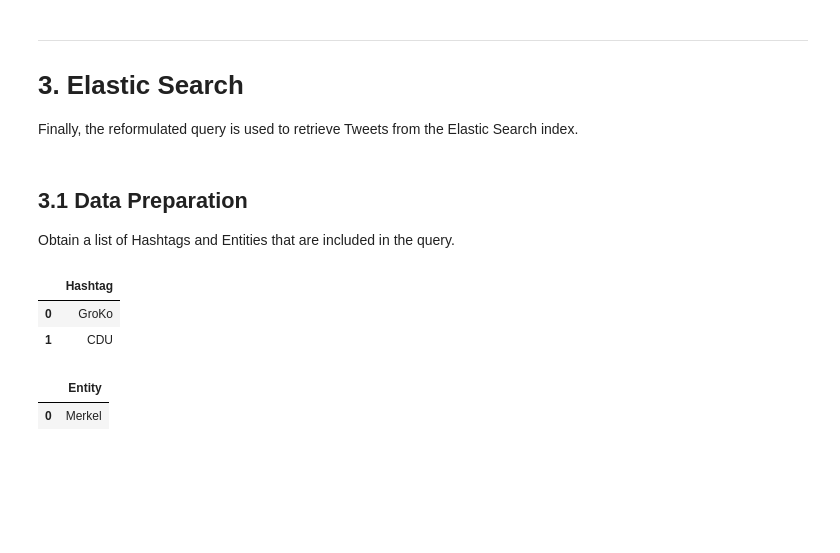
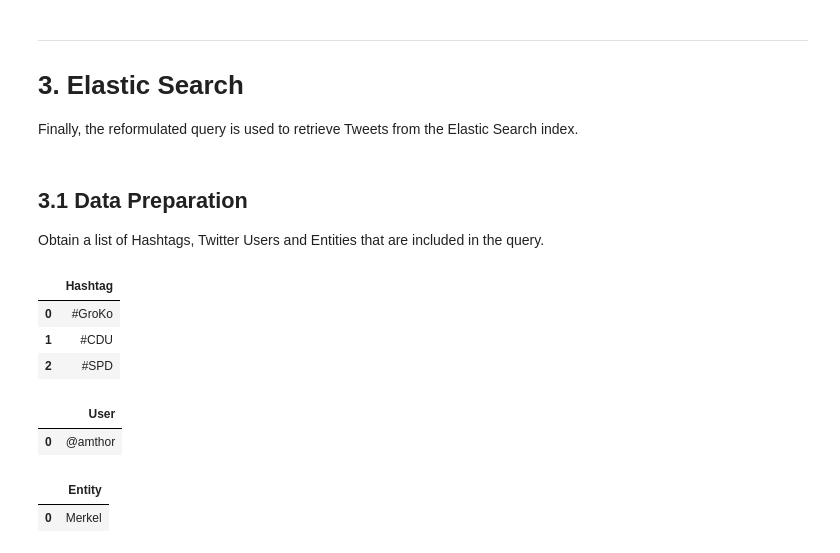
Before and after one commit to JasonPy/twitter-query-expansion, a Jupyter notebook: query-reformulation-pipeline.ipynb, the cells around one changed output. Drawn from its saved outputs; the diff is of its cells as text; code cells hidden in the pictures; blank space fills up the shorter version.

Commit message:
Refactor hashtag handling and SpaCy matching

```diff
--- a/query-reformulation-pipeline.ipynb
+++ b/query-reformulation-pipeline.ipynb
@@ -209,0 +22,2 @@ def select_candidate_terms(doc: spacy.tokens.doc.Doc, pos_tags):
+# %%
+QUERY = "@amthor die große Koalition Merkel #GroKo #CDU#SPD"
@@ -209,0 +46,12 @@ def select_candidate_terms(doc: spacy.tokens.doc.Doc, pos_tags):
+# %%
+from spacy.tokenizer import _get_regex_pattern
+import re
+
+# get default pattern for tokens that don't get split
+re_token_match = _get_regex_pattern(nlp.Defaults.token_match)
+
+# add your patterns (here: hashtags and in-word hyphens)
+re_token_match = f"({re_token_match}|#\w+|\w+-\w+)"
+
+# overwrite token_match function of the tokenizer
+nlp.tokenizer.token_match = re.compile(re_token_match).match
@@ -209,0 +87,6 @@ def select_candidate_terms(doc: spacy.tokens.doc.Doc, pos_tags):
+# %%
+from src.hashtag_matcher import create_hashtag_matcher
+from src.user_matcher import create_user_matcher
+
+nlp.add_pipe("hashtag_matcher")
+nlp.add_pipe("user_matcher")
@@ -339,15 +341,23 @@ Model seems to work properly. However, it is case-sensitive and may requires to
 Finally, the reformulated query is used to retrieve Tweets from the Elastic Search index.
 # %% [markdown]
 ## 3.1 Data Preparation
-Obtain a list of Hashtags and Entities that are included in the query.
+Obtain a list of Hashtags, Twitter Users and Entities that are included in the query.
 # %%
-hashtags = [t.text for t in doc if t._.hashtag ]
+hashtags = [t.text for t in doc if t._.is_hashtag ]
 
 pd.DataFrame(hashtags, columns=["Hashtag"])
 # %% [output]
 |  | Hashtag |
-| 0 | GroKo |
-| 1 | CDU |
+| 0 | #GroKo |
+| 1 | #CDU |
+| 2 | #SPD |
+# %%
+users = [t.text for t in doc if t._.is_user ]
+
+pd.DataFrame(users, columns=["User"])
+# %% [output]
+|  | User |
+| 0 | @amthor |
 # %%
 entities = [ent.text for ent in doc.ents]
 
```
Also changed, not shown: parts of 44 cells of this notebook, 5 other files.
